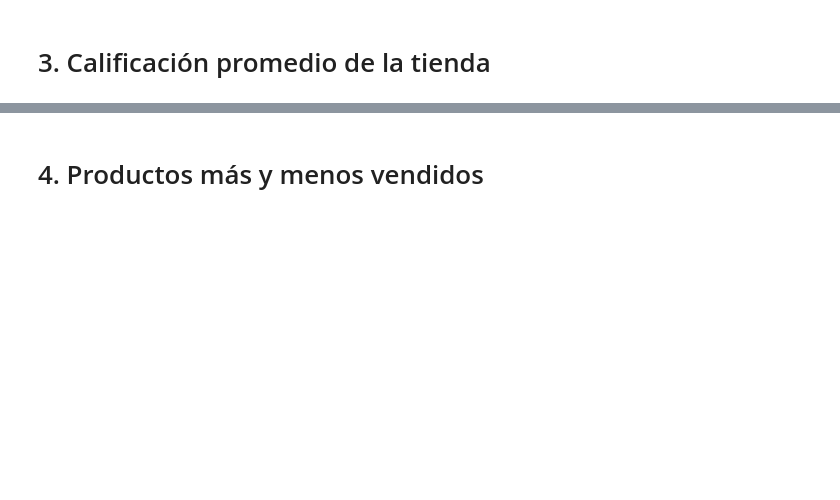
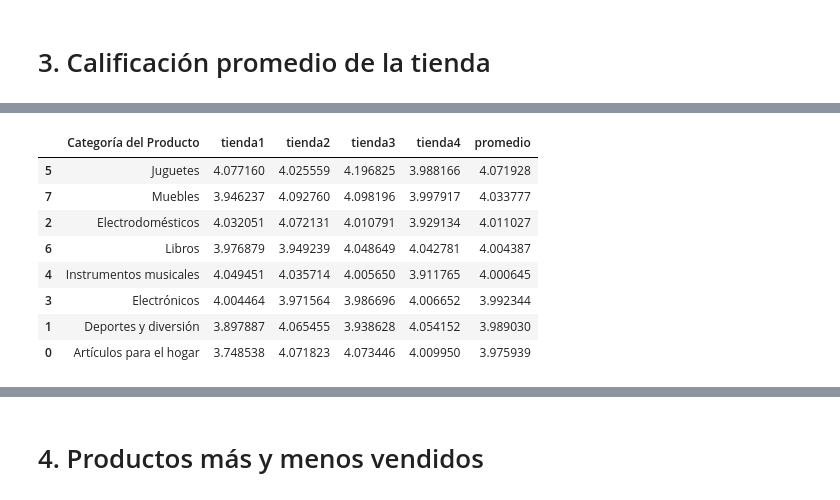
Before and after one commit to JCSR2022/challenge1-data-science-Alura, a Jupyter notebook: AluraStoreLatam.ipynb, the cells around one changed output, grey strips where cells are left out. Cells and saved outputs as stored; diff of their text form; code cells hidden in the pictures; blank space fills up the shorter version.

```diff
--- a/AluraStoreLatam.ipynb
+++ b/AluraStoreLatam.ipynb
@@ -510,2 +530,9 @@ graficar_ingresos_por_tienda_y_categoria(all_data)
 # %% [markdown]
 # 3. Calificación promedio de la tienda
+# %%
+cal = {}
+for name, df in all_data.items():
+  cal[name] = df['Calificación'].mean()
+df_calificacion = pd.DataFrame(cal.items(), columns=['Tienda', 'Calificación']).sort_values(by='Calificación',ascending=False)
+print("calificacion promedio por tienda")
+df_calificacion
@@ -511,0 +546,31 @@ graficar_ingresos_por_tienda_y_categoria(all_data)
+# %%
+def calificacion_por_tienda_categoria(all_data):
+
+  df_calificacion = None
+
+  for tienda, df in all_data.items():
+    df_calificacion_tienda =  df.groupby("Categoría del Producto")["Calificación"].mean()
+    df_calificacion_tienda = df_calificacion_tienda.to_frame(name=tienda)
+    df_calificacion_tienda = df_calificacion_tienda.reset_index()
+    if df_calificacion is None:
+      df_calificacion = df_calificacion_tienda
+    else:
+      df_calificacion = df_calificacion.merge(df_calificacion_tienda, on="Categoría del Producto", how="outer")
+
+  df_calificacion["promedio"] = df_calificacion.drop(columns=["Categoría del Producto"]).mean(axis=1)
+  df_calificacion = df_calificacion.sort_values(by="promedio", ascending=False)
+
+  return df_calificacion
+
+df_calificacion = calificacion_por_tienda_categoria(all_data)
+df_calificacion
+# %% [output]
+|  | Categoría del Producto | tienda1 | tienda2 | tienda3 | tienda4 | promedio |
+| 5 | Juguetes | 4.077160 | 4.025559 | 4.196825 | 3.988166 | 4.071928 |
+| 7 | Muebles | 3.946237 | 4.092760 | 4.098196 | 3.997917 | 4.033777 |
+| 2 | Electrodomésticos | 4.032051 | 4.072131 | 4.010791 | 3.929134 | 4.011027 |
+| 6 | Libros | 3.976879 | 3.949239 | 4.048649 | 4.042781 | 4.004387 |
+| 4 | Instrumentos musicales | 4.049451 | 4.035714 | 4.005650 | 3.911765 | 4.000645 |
+| 3 | Electrónicos | 4.004464 | 3.971564 | 3.986696 | 4.006652 | 3.992344 |
+| 1 | Deportes y diversión | 3.897887 | 4.065455 | 3.938628 | 4.054152 | 3.989030 |
+| 0 | Artículos para el hogar | 3.748538 | 4.071823 | 4.073446 | 4.009950 | 3.975939 |
```
Also changed, not shown: parts of 14 cells of this notebook.
